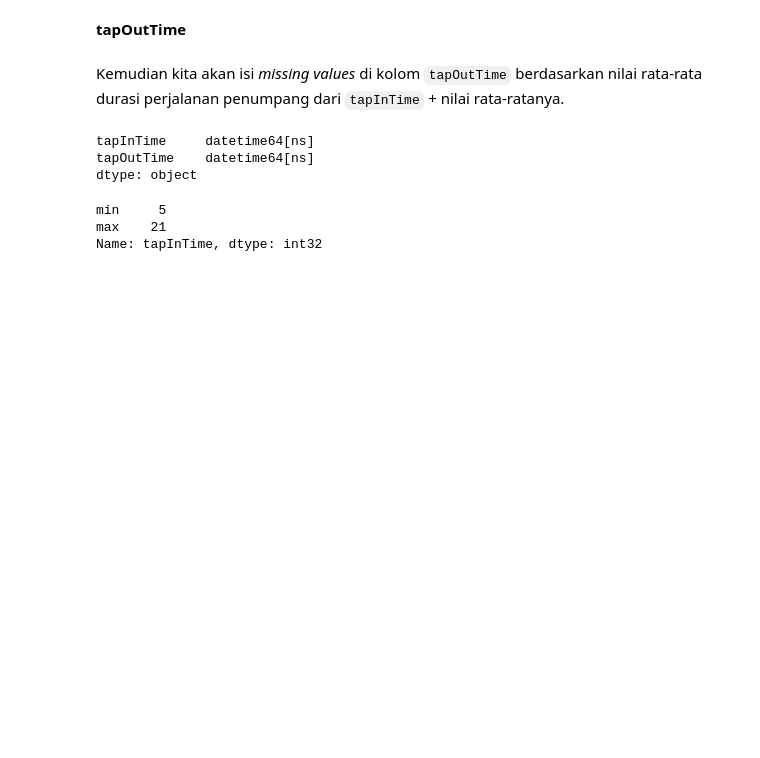
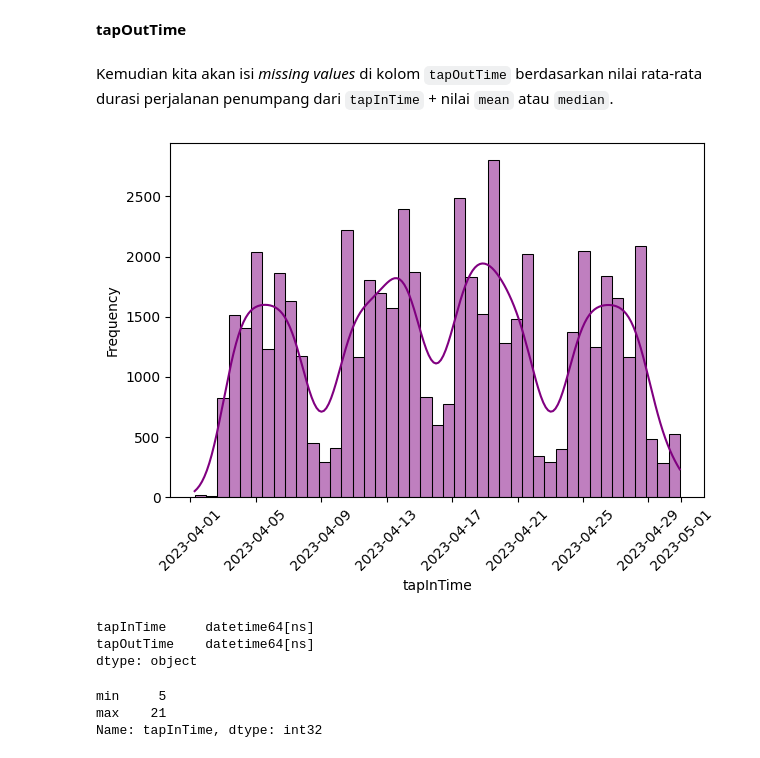
Before and after one commit to bonifasiusx/capstone-data-analysis, a Jupyter notebook: data_understanding_and_data_wrangling.ipynb, the cells around one changed output. Cells and saved outputs as stored; diff of their text form; code cells hidden in the pictures; blank space fills up the shorter version.

```diff
--- a/data_understanding_and_data_wrangling.ipynb
+++ b/data_understanding_and_data_wrangling.ipynb
@@ -398,7 +401,13 @@ display(
 # %% [markdown]
 **tapOutTime**
 # %% [markdown]
-Kemudian kita akan isi *missing values* di kolom `tapOutTime` berdasarkan nilai rata-rata durasi perjalanan penumpang dari `tapInTime` + nilai rata-ratanya.
+Kemudian kita akan isi *missing values* di kolom `tapOutTime` berdasarkan nilai rata-rata durasi perjalanan penumpang dari `tapInTime` + nilai `mean` atau `median`.
+# %%
+sns.histplot(df_tj['tapInTime'].astype('datetime64[ns]'), kde=True, stat='frequency', color='purple')
+plt.xticks(rotation=45)
+plt.tight_layout();
+# %% [output]
+[figure, added]
 # %%
 # Casting tipe data
 
```
Also changed, not shown: parts of 65 cells of this notebook.
